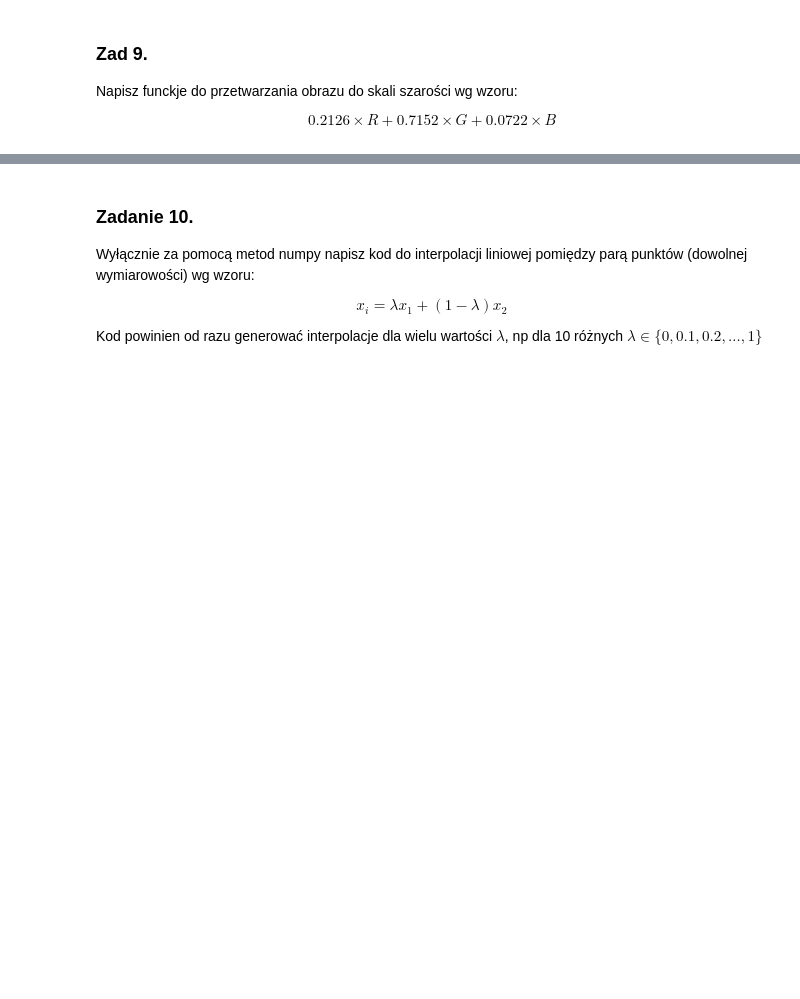
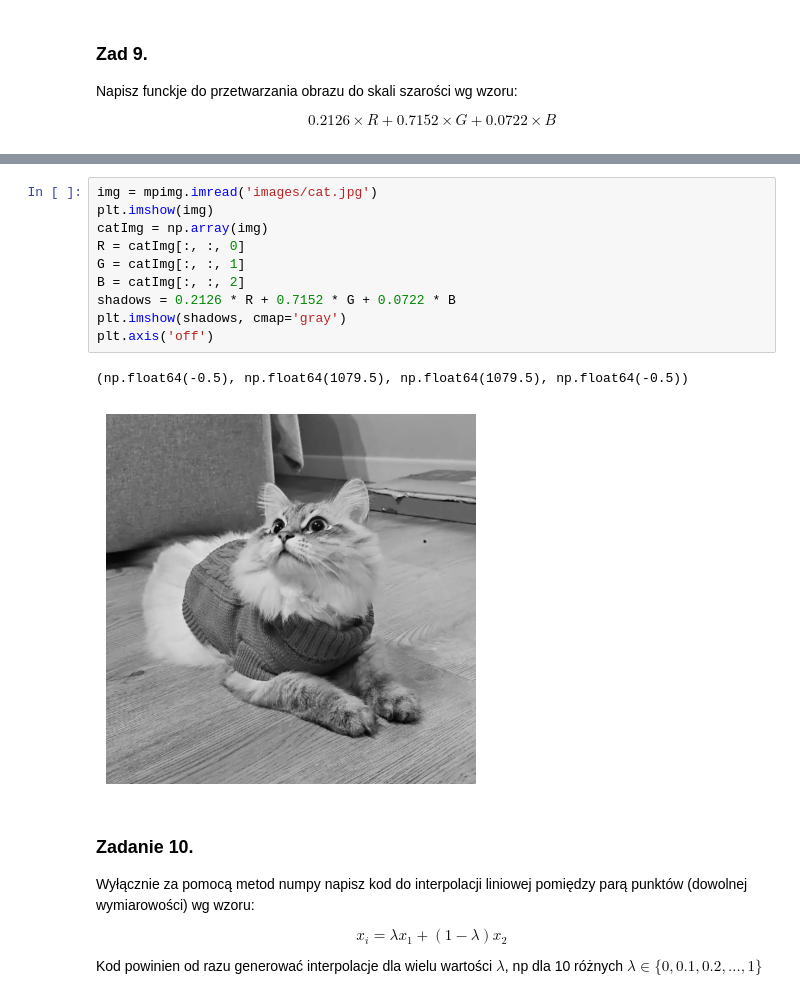
Before and after one commit to Frang84/effective_python, a Jupyter notebook: lab11.ipynb, the cells around one changed output, grey strips where cells are left out. Saved outputs shown, nothing was run; the diff lists cells and outputs as text; blank space fills up the shorter version.

```diff
--- a/lab11.ipynb
+++ b/lab11.ipynb
@@ -280,3 +275,16 @@ FileNotFoundError: [Errno 2] No such file or directory: 'images/cat.png'
+# %%
+img = mpimg.imread('images/cat.jpg')
+plt.imshow(img)
+catImg = np.array(img)
+R = catImg[:, :, 0]
+G = catImg[:, :, 1]
+B = catImg[:, :, 2]
+shadows = 0.2126 * R + 0.7152 * G + 0.0722 * B
+plt.imshow(shadows, cmap='gray')
+plt.axis('off')
+# %% [output]
+(np.float64(-0.5), np.float64(1079.5), np.float64(1079.5), np.float64(-0.5))
+[figure, added]
 # %% [markdown]
 ### Zadanie 10.
 
```
Also changed, not shown: parts of 2 cells of this notebook.
